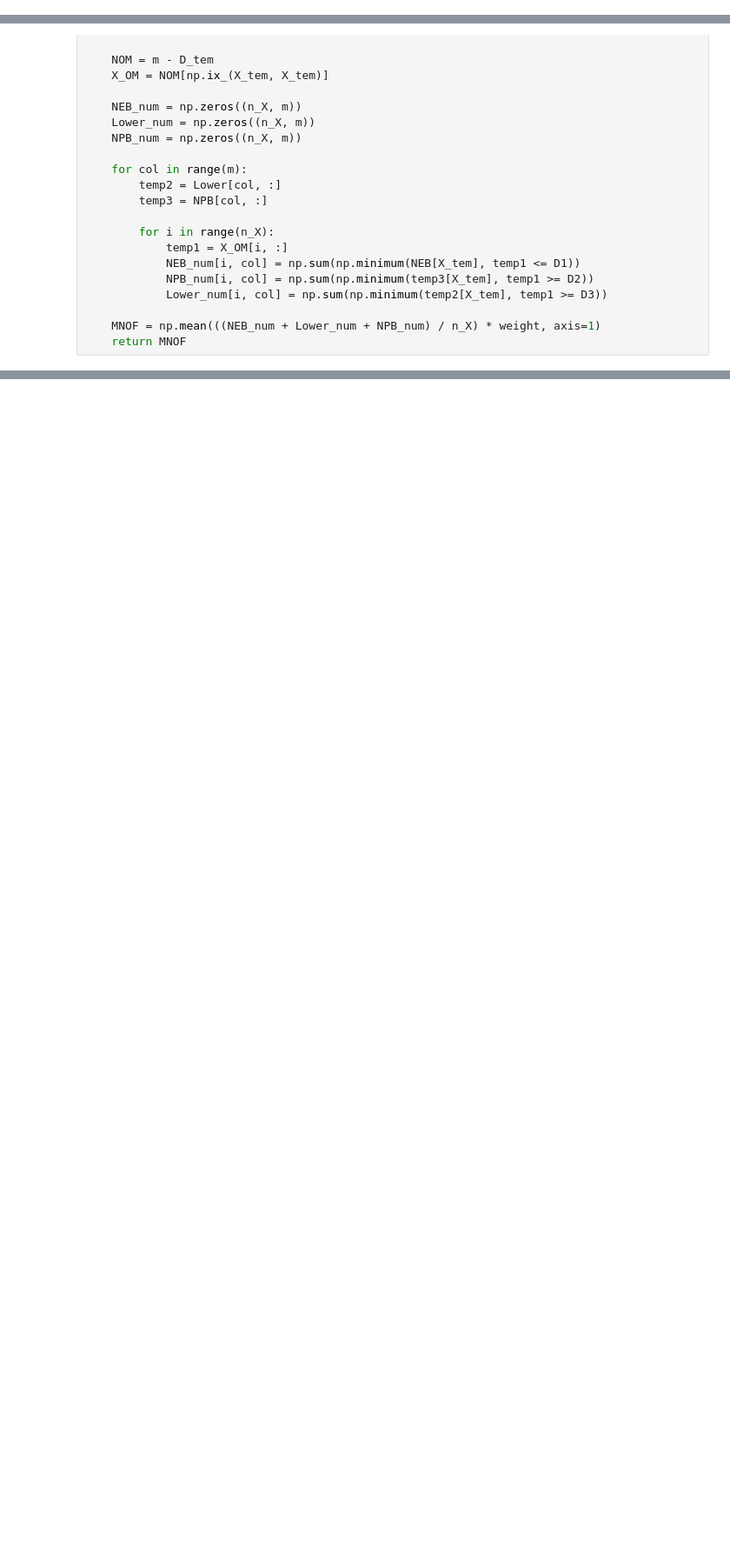
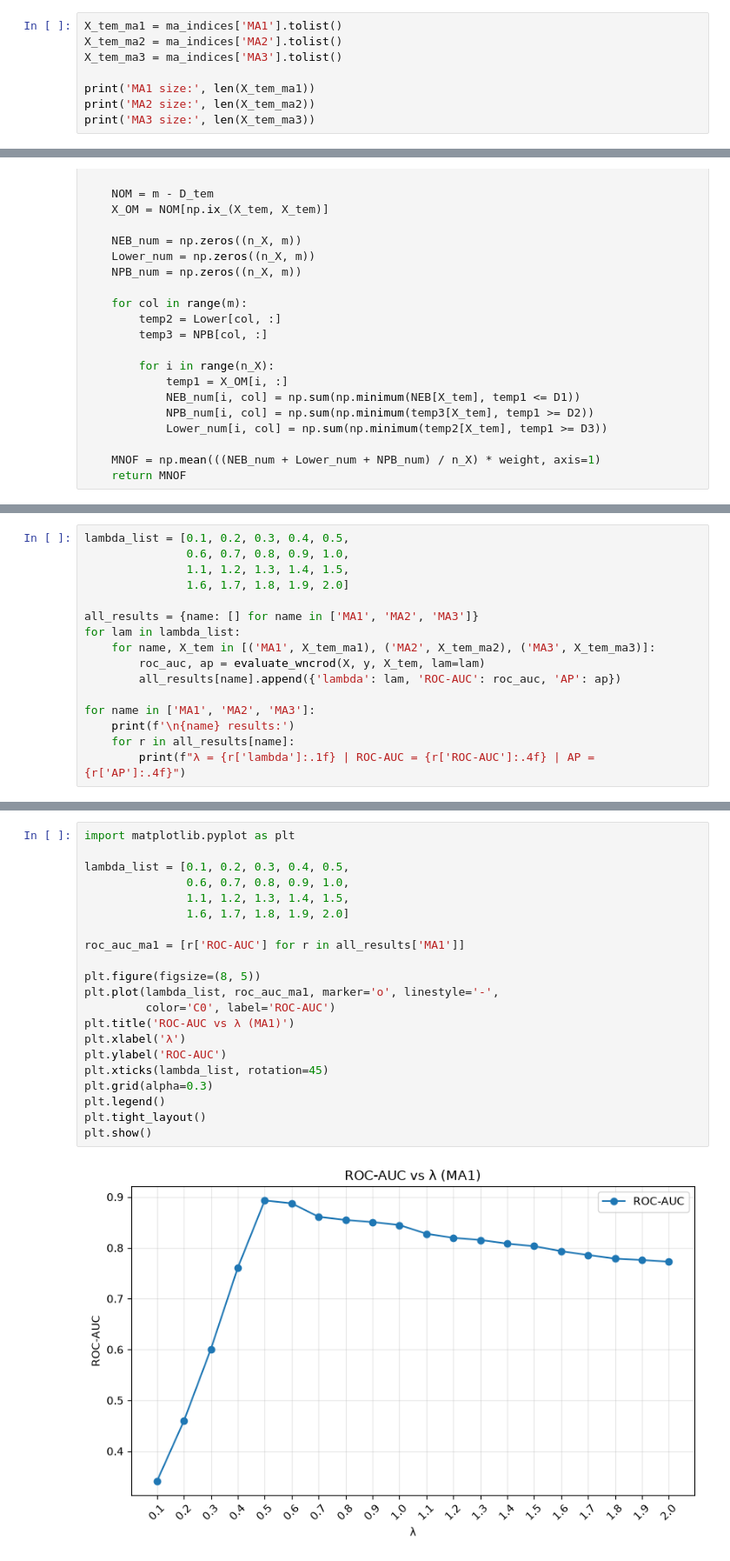
Before and after one commit to Mohammad1Ziar/3WNCROD-Thesis, a Jupyter notebook: 1. 3WNCROD/1. Perfect Implementation/MA1_2_3/WNCROD_Full_MA_2.ipynb, the cells around one changed output, grey strips where cells are left out. Shown at 87% size. Drawn from its saved outputs; the diff is of its cells as text; blank space fills up the shorter version.

```diff
--- a/1. 3WNCROD/1. Perfect Implementation/MA1_2_3/WNCROD_Full_MA_2.ipynb
+++ b/1. 3WNCROD/1. Perfect Implementation/MA1_2_3/WNCROD_Full_MA_2.ipynb
@@ -99,0 +68,8 @@ X_tem
+# %%
+X_tem_ma1 = ma_indices['MA1'].tolist()
+X_tem_ma2 = ma_indices['MA2'].tolist()
+X_tem_ma3 = ma_indices['MA3'].tolist()
+
+print('MA1 size:', len(X_tem_ma1))
+print('MA2 size:', len(X_tem_ma2))
+print('MA3 size:', len(X_tem_ma3))
@@ -855,0 +241,16 @@ plt.show()
+# %%
+lambda_list = [0.1, 0.2, 0.3, 0.4, 0.5,
+               0.6, 0.7, 0.8, 0.9, 1.0,
+               1.1, 1.2, 1.3, 1.4, 1.5,
+               1.6, 1.7, 1.8, 1.9, 2.0]
+
+all_results = {name: [] for name in ['MA1', 'MA2', 'MA3']}
+for lam in lambda_list:
+    for name, X_tem in [('MA1', X_tem_ma1), ('MA2', X_tem_ma2), ('MA3', X_tem_ma3)]:
+        roc_auc, ap = evaluate_wncrod(X, y, X_tem, lam=lam)
+        all_results[name].append({'lambda': lam, 'ROC-AUC': roc_auc, 'AP': ap})
+
+for name in ['MA1', 'MA2', 'MA3']:
+    print(f'\n{name} results:')
+    for r in all_results[name]:
+        print(f"λ = {r['lambda']:.1f} | ROC-AUC = {r['ROC-AUC']:.4f} | AP = {r['AP']:.4f}")
@@ -855,0 +275,23 @@ plt.show()
+# %%
+import matplotlib.pyplot as plt
+
+lambda_list = [0.1, 0.2, 0.3, 0.4, 0.5,
+               0.6, 0.7, 0.8, 0.9, 1.0,
+               1.1, 1.2, 1.3, 1.4, 1.5,
+               1.6, 1.7, 1.8, 1.9, 2.0]
+
+roc_auc_ma1 = [r['ROC-AUC'] for r in all_results['MA1']]
+
+plt.figure(figsize=(8, 5))
+plt.plot(lambda_list, roc_auc_ma1, marker='o', linestyle='-',
+         color='C0', label='ROC-AUC')
+plt.title('ROC-AUC vs λ (MA1)')
+plt.xlabel('λ')
+plt.ylabel('ROC-AUC')
+plt.xticks(lambda_list, rotation=45)
+plt.grid(alpha=0.3)
+plt.legend()
+plt.tight_layout()
+plt.show()
+# %% [output]
+[figure, added]
```
Also changed, not shown: parts of 77 cells of this notebook, 1 other file.
